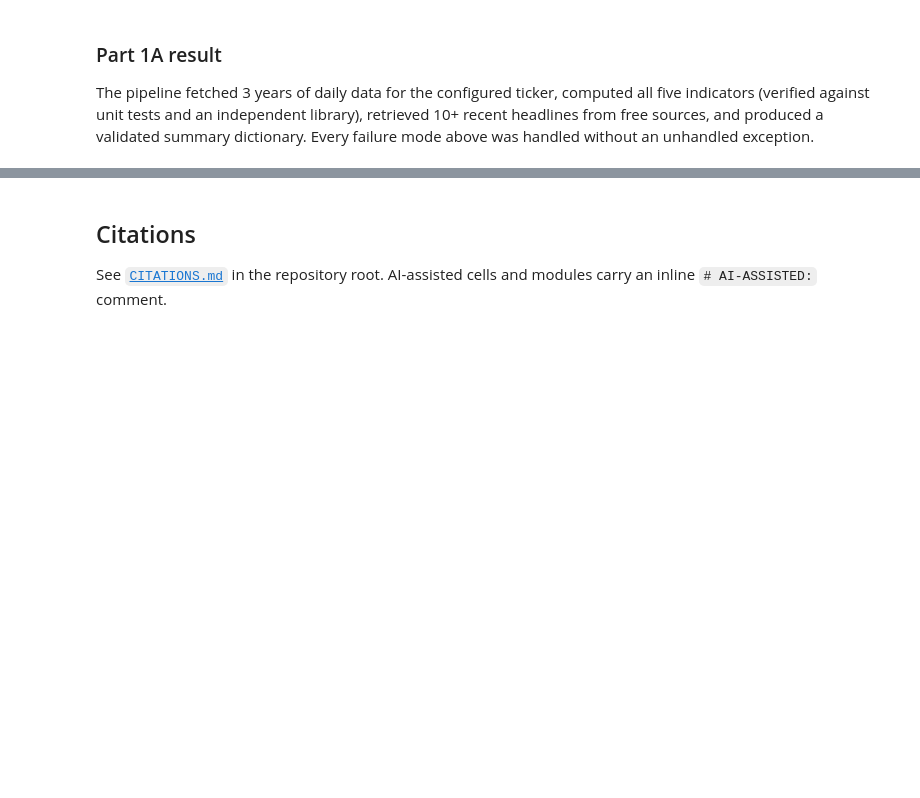
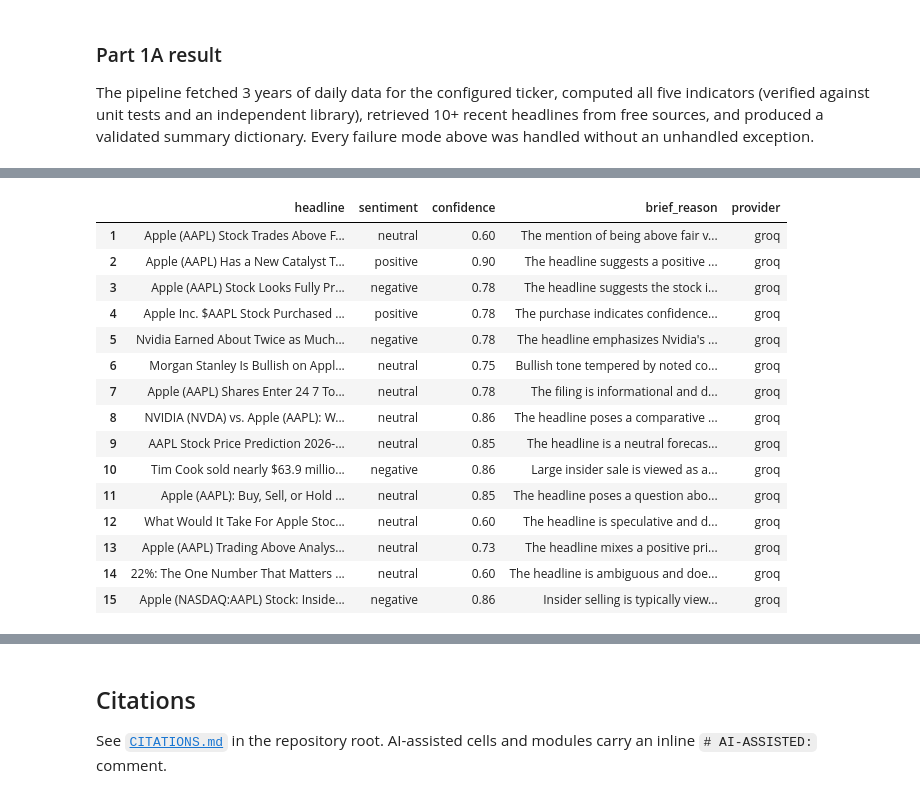
Before and after one commit to GimsaraK/CDAZZDEV-MLE-Gimsara_Elgiriyage, a Jupyter notebook: task1_financial/task1_equity_research.ipynb, the cells around one changed output, grey strips where cells are left out. Saved outputs shown, nothing was run; the diff lists cells and outputs as text; code cells hidden in the pictures; blank space fills up the shorter version.

Commit message:
Add Task 1B LLM sentiment and signal reasoning, a one-page research brief, and explanatory comments

```diff
--- a/task1_financial/task1_equity_research.ipynb
+++ b/task1_financial/task1_equity_research.ipynb
@@ -558,0 +638,17 @@ _To be implemented next._
+# %%
+# AI-ASSISTED: Cursor Agent (claude-sonnet-5.5), Prompt: 'Implement the Task 1B plan', Date: 2026-10-08 (see CITATIONS.md Entry 6)
+
+# Load the two LLM keys and confirm which model will be called. Values are never printed.
+# If Groq is missing, the rest of Part 1B reports that and skips, instead of raising.
+key_status = load_api_keys()
+for name, present in key_status.items():
+    print(f"{name}: {'set' if present else 'missing'}")
+print(f"Primary provider : {config.LLM_PROVIDER_GROQ} / {config.LLM_MODEL_GROQ}")
+print(f"Fallback provider: {config.LLM_PROVIDER_OPENROUTER} / {config.LLM_MODEL_OPENROUTER}")
+
+llm_ready = key_status[config.ENV_GROQ_API_KEY]
+if not llm_ready:
+    print(
+        "GROQ_API_KEY is missing. Add it to the repo-root .env (local) or to Colab Secrets, "
+        "then re-run from this cell. OPENROUTER_API_KEY is the optional fallback."
+    )
@@ -558,0 +666,24 @@ _To be implemented next._
+# %%
+# AI-ASSISTED: Cursor Agent (claude-sonnet-5.5), Prompt: 'Implement the Task 1B plan', Date: 2026-10-08 (see CITATIONS.md Entry 6)
+
+# Score every headline, then show the validated rows and the weighted overall score.
+if not llm_ready:
+    print("Skipped: GROQ_API_KEY is not set.")
+    sentiment = None
+else:
+    sentiment = score_headlines(news, market.ticker, company_name=market.info.get("longName"))
+    print(
+        f"Overall sentiment: {sentiment.label} "
+        f"(score {sentiment.score}, {sentiment.n_scored} scored, {len(sentiment.unscored)} unscored)"
+    )
+    if sentiment.unscored:
+        print("Unscored:", sentiment.unscored)
+    if sentiment.warnings:
+        print("Warnings:")
+        for warning in sentiment.warnings:
+            print(" -", warning)
+    # Number the rows from 1 so they line up with the Part 1A headline table.
+    sentiment_table = pd.DataFrame([item.model_dump() for item in sentiment.items])
+    sentiment_table.index = sentiment_table.index + 1
+    display(sentiment_table)
+# %% [output]
@@ -558,0 +692,16 @@ _To be implemented next._
+|  | headline | sentiment | confidence | brief_reason | provider |
+| 1 | Apple (AAPL) Stock Trades Above F... | neutral | 0.60 | The mention of being above fair v... | groq |
+| 2 | Apple (AAPL) Has a New Catalyst T... | positive | 0.90 | The headline suggests a positive ... | groq |
+| 3 | Apple (AAPL) Stock Looks Fully Pr... | negative | 0.78 | The headline suggests the stock i... | groq |
+| 4 | Apple Inc. $AAPL Stock Purchased ... | positive | 0.78 | The purchase indicates confidence... | groq |
+| 5 | Nvidia Earned About Twice as Much... | negative | 0.78 | The headline emphasizes Nvidia's ... | groq |
+| 6 | Morgan Stanley Is Bullish on Appl... | neutral | 0.75 | Bullish tone tempered by noted co... | groq |
+| 7 | Apple (AAPL) Shares Enter 24 7 To... | neutral | 0.78 | The filing is informational and d... | groq |
+| 8 | NVIDIA (NVDA) vs. Apple (AAPL): W... | neutral | 0.86 | The headline poses a comparative ... | groq |
+| 9 | AAPL Stock Price Prediction 2026-... | neutral | 0.85 | The headline is a neutral forecas... | groq |
+| 10 | Tim Cook sold nearly $63.9 millio... | negative | 0.86 | Large insider sale is viewed as a... | groq |
+| 11 | Apple (AAPL): Buy, Sell, or Hold ... | neutral | 0.85 | The headline poses a question abo... | groq |
+| 12 | What Would It Take For Apple Stoc... | neutral | 0.60 | The headline is speculative and d... | groq |
+| 13 | Apple (AAPL) Trading Above Analys... | neutral | 0.73 | The headline mixes a positive pri... | groq |
+| 14 | 22%: The One Number That Matters ... | neutral | 0.60 | The headline is ambiguous and doe... | groq |
+| 15 | Apple (NASDAQ:AAPL) Stock: Inside... | negative | 0.86 | Insider selling is typically view... | groq |
```
Also changed, not shown: parts of 30 cells of this notebook, 31 other files.
